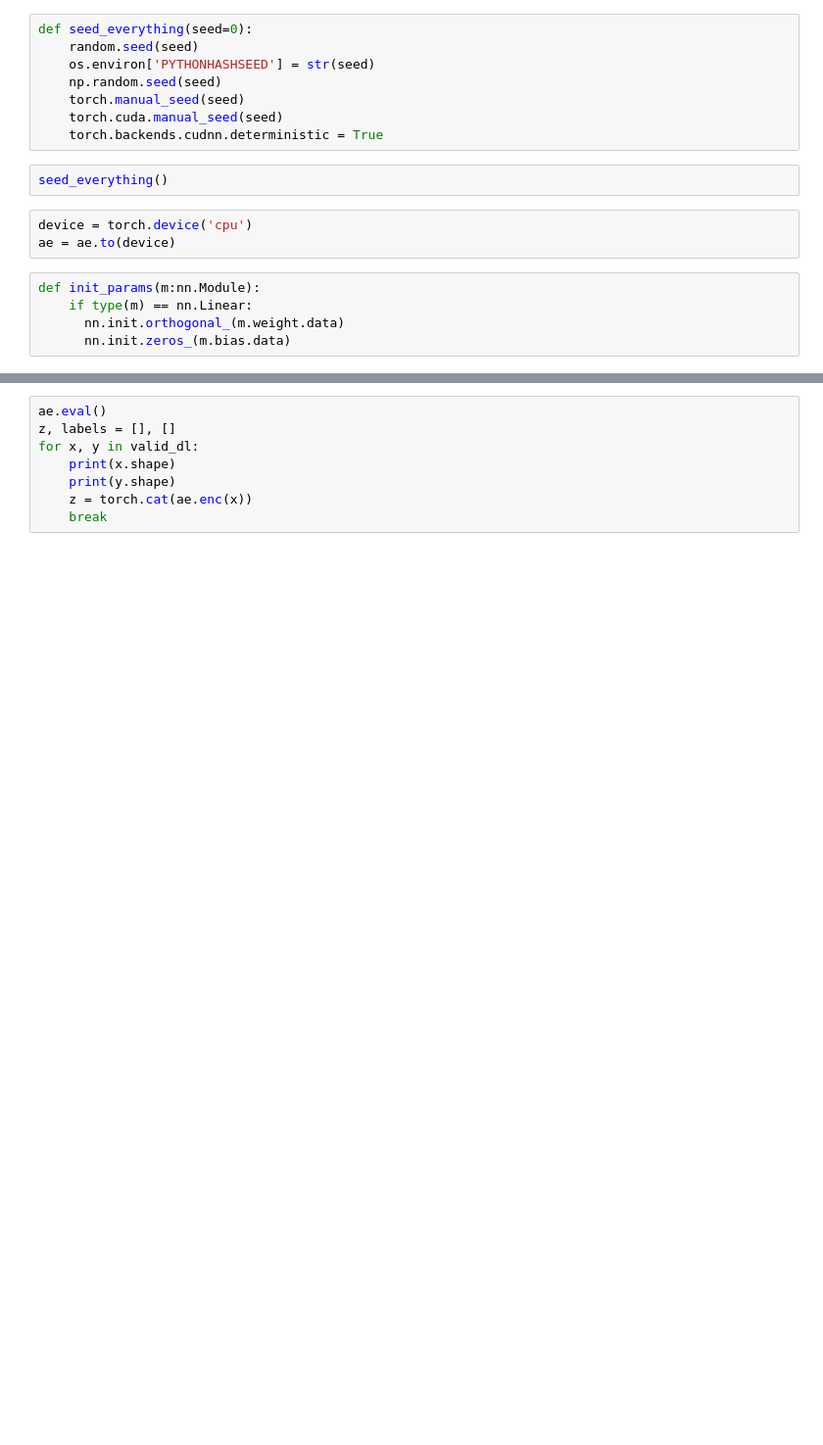
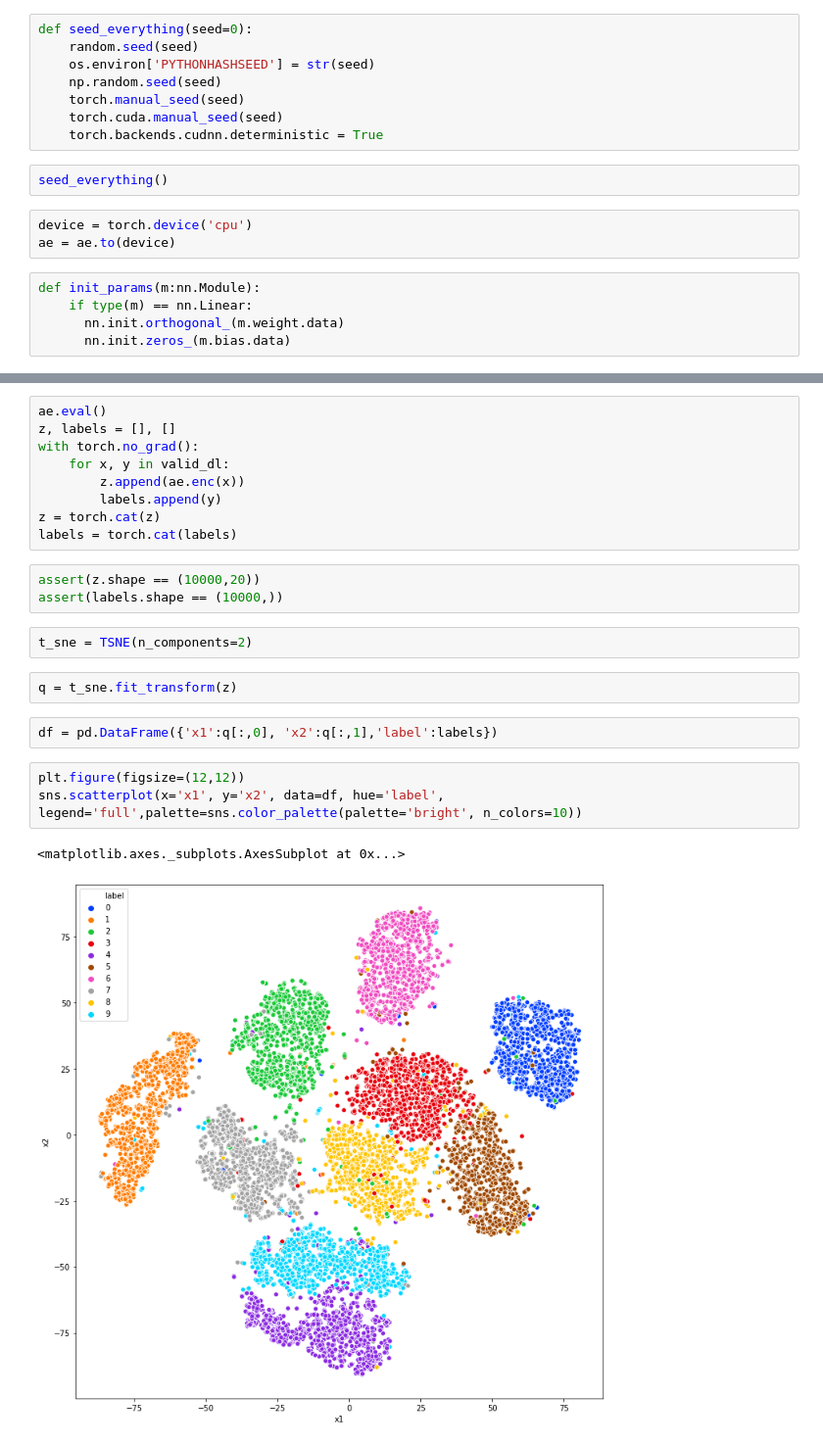
Before and after one commit to amareyah/MaxinAI_Education, a Jupyter notebook: lecture_13_unsupervised_ml_my_imple.ipynb, the cells around one changed output, grey strips where cells are left out. Shown at 98% size. Saved outputs shown, nothing was run; the diff lists cells and outputs as text; blank space fills up the shorter version.

```diff
--- a/lecture_13_unsupervised_ml_my_imple.ipynb
+++ b/lecture_13_unsupervised_ml_my_imple.ipynb
@@ -215,8 +340,24 @@ ae.load_state_dict(torch.load('ae.pt'))
 # %%
 ae.eval()
 z, labels = [], []
-for x, y in valid_dl:
-    print(x.shape)
-    print(y.shape)
-    z = torch.cat(ae.enc(x))
-    break
+with torch.no_grad():
+    for x, y in valid_dl:
+        z.append(ae.enc(x))
+        labels.append(y)
+z = torch.cat(z)
+labels = torch.cat(labels)
+# %%
+assert(z.shape == (10000,20))
+assert(labels.shape == (10000,))
+# %%
+t_sne = TSNE(n_components=2)
+# %%
+q = t_sne.fit_transform(z)
+# %%
+df = pd.DataFrame({'x1':q[:,0], 'x2':q[:,1],'label':labels})
+# %%
+plt.figure(figsize=(12,12))
+sns.scatterplot(x='x1', y='x2', data=df, hue='label', legend='full',palette=sns.color_palette(palette='bright', n_colors=10))
+# %% [output]
+<matplotlib.axes._subplots.AxesSubplot at 0x...>
+[figure, added]
```
Also changed, not shown: parts of 21 cells of this notebook, 1 other file.
